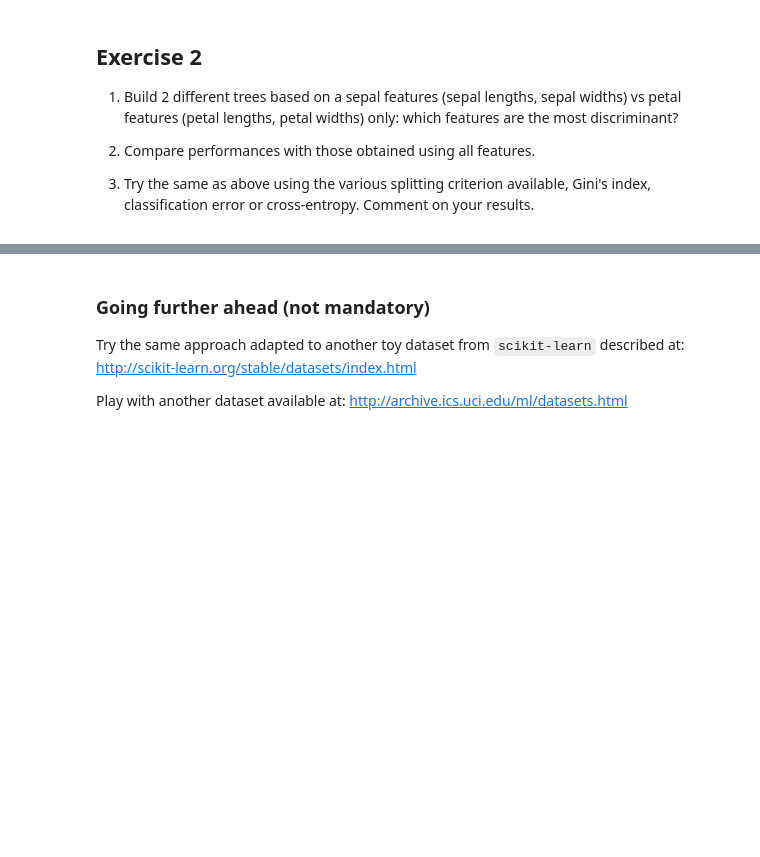
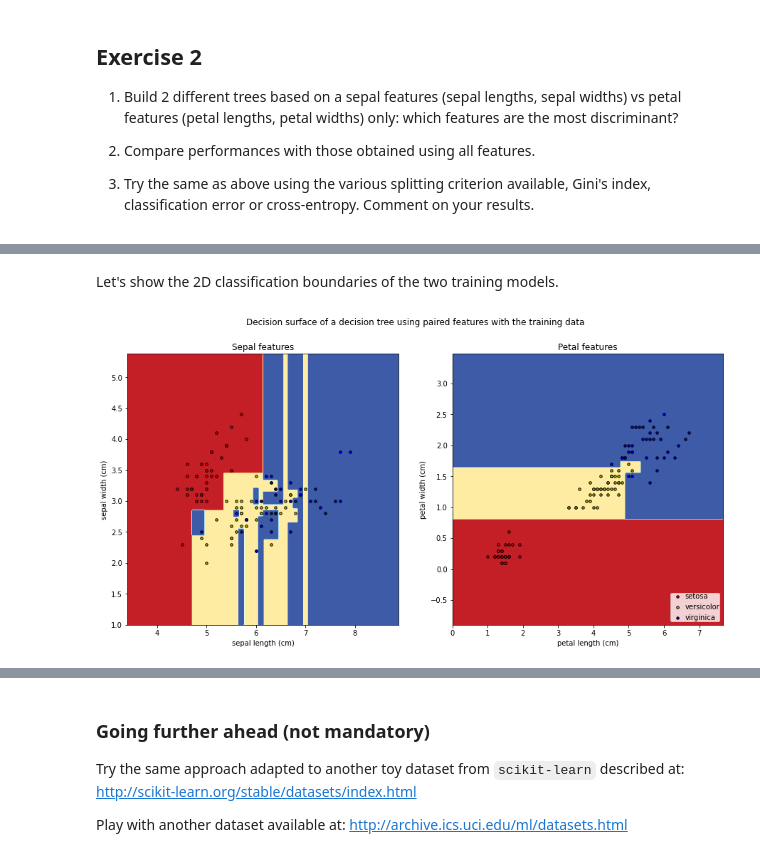
Before and after one commit to Mom0w/DAD, a Jupyter notebook: TP4_Afandi_Hu/TP4_Afandi_Hu.ipynb, the cells around one changed output, grey strips where cells are left out. Cells and saved outputs as stored; diff of their text form; code cells hidden in the pictures; blank space fills up the shorter version.

```diff
--- a/TP4_Afandi_Hu/TP4_Afandi_Hu.ipynb
+++ b/TP4_Afandi_Hu/TP4_Afandi_Hu.ipynb
@@ -187,7 +186,7 @@ Index(['sepal length (cm)', 'sepal width (cm)', 'petal length (cm)',
 # train['species'] contains the actual species names. Before we can use it,
 # we need to convert each species name into a digit. So, in this case there
 # are three species, which have been coded as 0, 1, or 2.
-y = pd.factorize(train['species'])[0]
+y_train = pd.factorize(train['species'])[0]
 # %% [markdown]
 ## Step 3: decision trees for the iris dataset
 The method `tree.DecisionTreeClassifier()` from `scikit-learn` builds decision trees objects as follows:
@@ -384,0 +318,13 @@ Z.shape
+# %%
+# Parameters
+n_classes = 3
+plot_colors = "ryb"
+plot_step = 0.02
+
+# We only take the two corresponding features (sepal and petal)
+X_sepal = train.values[:,0:2]
+X_petal = train.values[:,2:4]
+
+# Training two different trees, one using the sepal features, the other using the petal features
+clf_sepal = tree.DecisionTreeClassifier().fit(X_sepal, y_train)
+clf_petal = tree.DecisionTreeClassifier().fit(X_petal, y_train)
@@ -384,0 +369,59 @@ Z.shape
+# %% [markdown]
+Let's show the 2D classification boundaries of the two training models.
+# %%
+plt.rcParams['figure.figsize'] = [15,7]
+
+# Plot the decision boundary using the sepal features
+plt.subplot(1, 2, 1)
+
+x_sepal_min, x_sepal_max = X_sepal[:, 0].min() - 1, X_sepal[:, 0].max() + 1
+y_sepal_min, y_sepal_max = X_sepal[:, 1].min() - 1, X_sepal[:, 1].max() + 1
+xx_sepal, yy_sepal = np.meshgrid(np.arange(x_sepal_min, x_sepal_max, plot_step),
+                     np.arange(y_sepal_min, y_sepal_max, plot_step))
+
+Z_sepal = clf_sepal.predict(np.c_[xx_sepal.ravel(), yy_sepal.ravel()])
+Z_sepal = Z_sepal.reshape(xx_sepal.shape)
+cs_sepal = plt.contourf(xx_sepal, yy_sepal, Z_sepal, cmap=plt.cm.RdYlBu)
+
+plt.xlabel(iris.feature_names[0])
+plt.ylabel(iris.feature_names[1])
+plt.title("Sepal features")
+
+# Plot the training points
+for i, color in zip(range(n_classes), plot_colors):
+    idx = np.where(y_train == i)
+    plt.scatter(X_sepal[idx, 0], X_sepal[idx, 1], c=color, label=iris.target_names[i],
+                cmap=plt.cm.RdYlBu, edgecolor='black', s=12)
+
+
+
+# Plot the decision boundary using the petal features
+plt.subplot(1, 2, 2)
+
+x_petal_min, x_petal_max = X_petal[:, 0].min() - 1, X_petal[:, 0].max() + 1
+y_petal_min, y_petal_max = X_petal[:, 1].min() - 1, X_petal[:, 1].max() + 1
+xx_petal, yy_petal = np.meshgrid(np.arange(x_petal_min, x_petal_max, plot_step),
+                     np.arange(y_petal_min, y_petal_max, plot_step))
+
+Z_petal = clf_petal.predict(np.c_[xx_petal.ravel(), yy_petal.ravel()])
+Z_petal = Z_petal.reshape(xx_petal.shape)
+cs_petal = plt.contourf(xx_petal, yy_petal, Z_petal, cmap=plt.cm.RdYlBu)
+
+plt.xlabel(iris.feature_names[2])
+plt.ylabel(iris.feature_names[3])
+plt.title("Petal features")
+
+# Plot the training points
+for i, color in zip(range(n_classes), plot_colors):
+    idx = np.where(y_train == i)
+    plt.scatter(X_petal[idx, 0], X_petal[idx, 1], c=color, label=iris.target_names[i],
+                cmap=plt.cm.RdYlBu, edgecolor='black', s=12)
+
+plt.suptitle("Decision surface of a decision tree using paired features with the training data")
+plt.legend(loc='lower right', borderpad=0, handletextpad=0)
+plt.axis("tight")
+
+
+plt.show()
+# %% [output]
+[figure, added]
```
Also changed, not shown: parts of 121 cells of this notebook.
